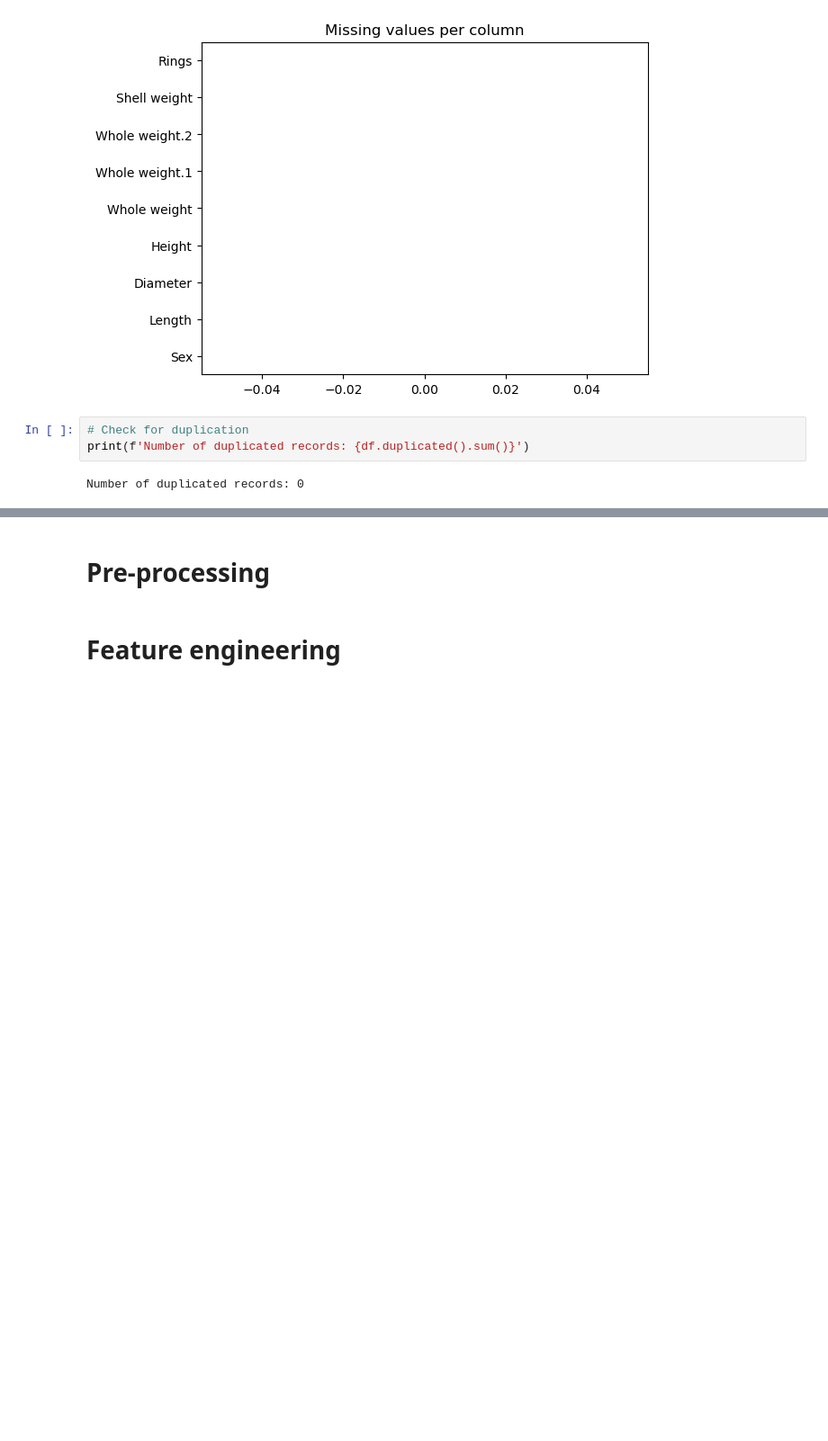
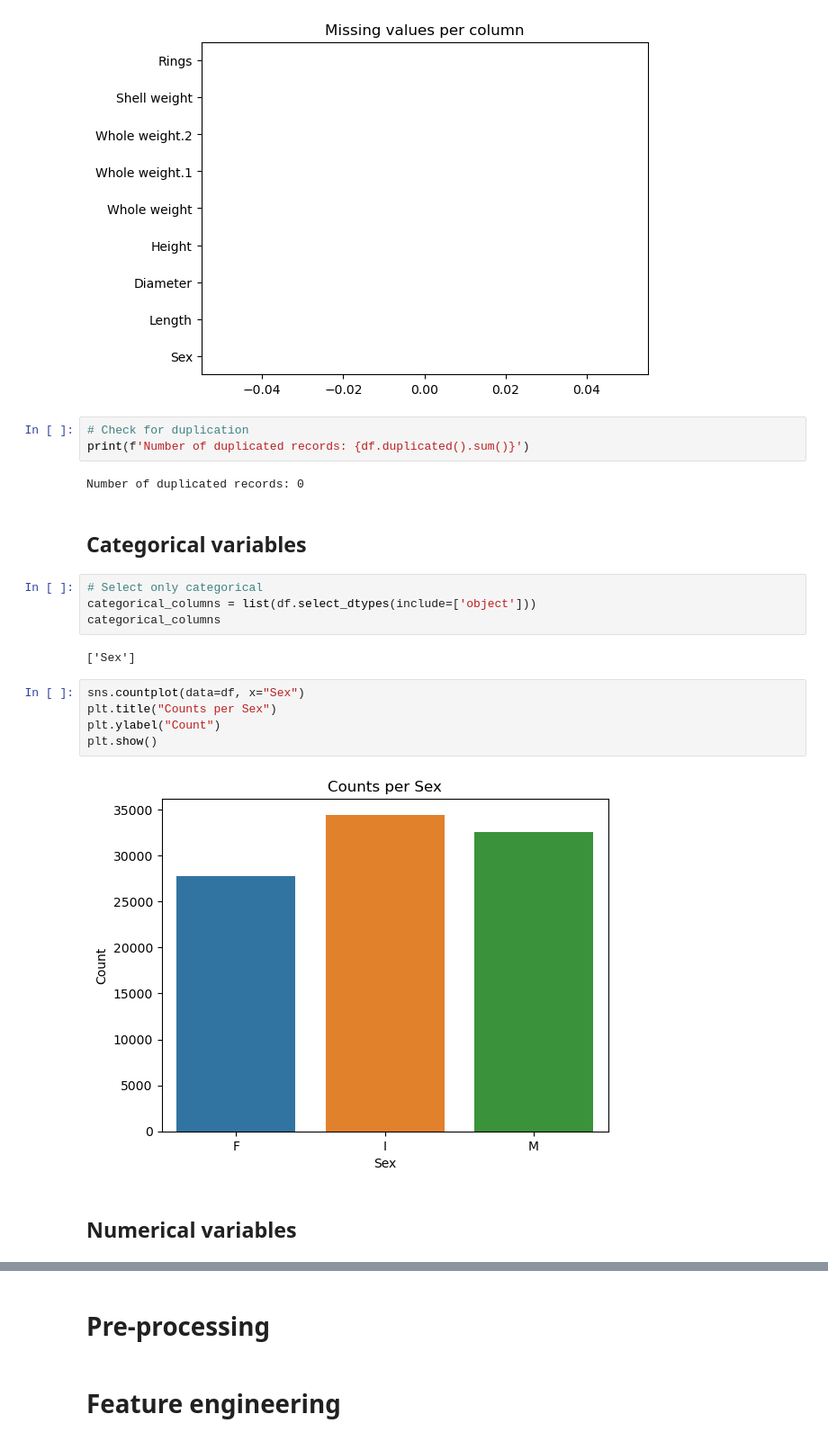
Before and after one commit to raydiwill/Abalone-Regression-KaggleC, a Jupyter notebook: model.ipynb, the cells around one changed output, grey strips where cells are left out. Shown at 90% size. Saved outputs shown, nothing was run; the diff lists cells and outputs as text; blank space fills up the shorter version.

```diff
--- a/model.ipynb
+++ b/model.ipynb
@@ -90,3 +90,20 @@ plt.show()
 print(f'Number of duplicated records: {df.duplicated().sum()}')
 # %% [output]
 Number of duplicated records: 0
+# %% [markdown]
+## Categorical variables
+# %%
+# Select only categorical
+categorical_columns = list(df.select_dtypes(include=['object']))
+categorical_columns
+# %% [output]
+['Sex']
+# %%
+sns.countplot(data=df, x="Sex")
+plt.title("Counts per Sex")
+plt.ylabel("Count")
+plt.show()
+# %% [output]
+[figure, added]
+# %% [markdown]
+## Numerical variables
```
Also changed, not shown: parts of 6 cells of this notebook.
